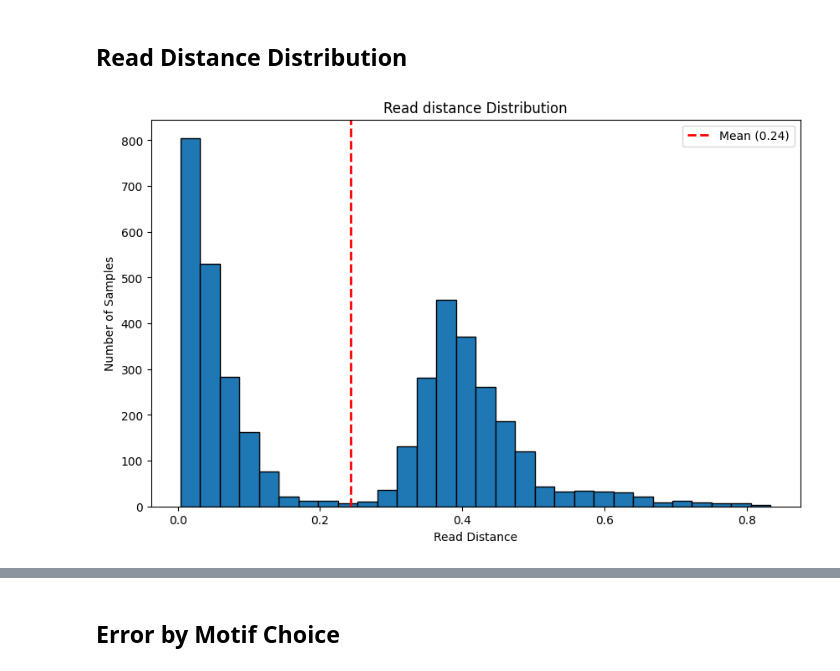
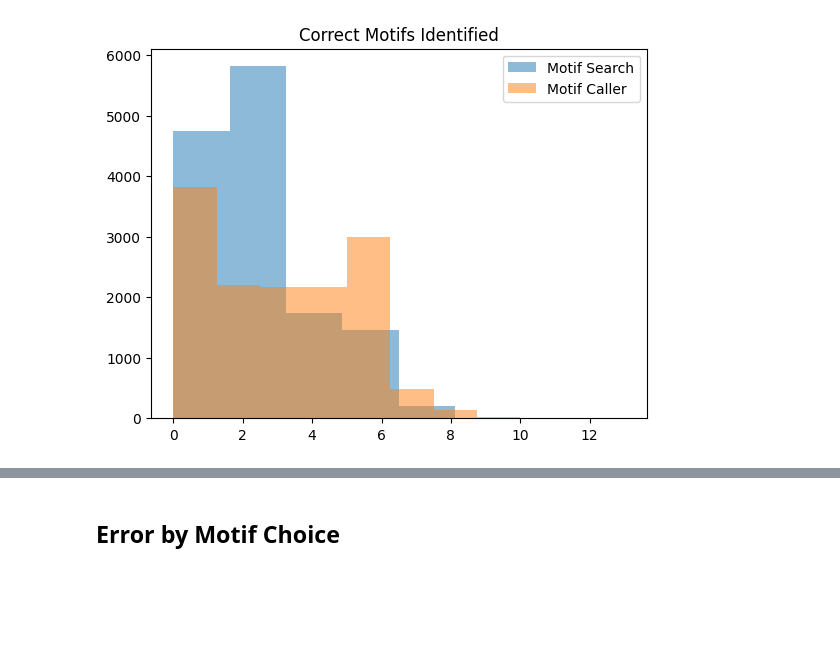
Before and after one commit to Parvfect/Basecalling, a Jupyter notebook: testing_model_empirical.ipynb, the cells around one changed output, grey strips where cells are left out. Cells and saved outputs as stored; diff of their text form; code cells hidden in the pictures; blank space fills up the shorter version.

```diff
--- a/testing_model_empirical.ipynb
+++ b/testing_model_empirical.ipynb
@@ -18,7 +18,7 @@ writer = SummaryWriter()
 
 
 # Loading the data
-dataset_path = r"C:\Users\Parv\Doc\HelixWorks\Basecalling\code\datasets\empirical\empirical_train_dataset_v4_spacers.pkl"
+dataset_path = r"C:\Users\Parv\Doc\HelixWorks\Basecalling\code\datasets\empirical\full_test_dataset_v4_spacers.pkl"
 
 
 model_path = r"C:\Users\Parv\Doc\HelixWorks\Basecalling\code\models\empirical\model_10_11_24.pth"
@@ -58,11 +39,13 @@ import numpy as np
 
 dataset_df = pd.read_pickle(dataset_path)
 
+output_classes = 19
+
 device = torch.device('cuda' if torch.cuda.is_available() else 'cpu')
 torch.set_default_device(device)
 print(f"Running on {device}")
 
-labels_int = np.arange(14).tolist()
+labels_int = np.arange(output_classes).tolist()
 labels = [f"{i}" for i in labels_int] # Tokens to be fed into greedy decoder
 greedy_decoder = GreedyCTCDecoder(labels=labels)
 
@@ -70,7 +53,7 @@ greedy_decoder = GreedyCTCDecoder(labels=labels)
 input_size = 1  # Number of input channels
 hidden_size = 256
 num_layers = 4
-output_size = 14  # Number of output classes
+output_size = output_classes  # Number of output classes
 dropout_rate = 0.2
 
 saved_model = True
@@ -95,7 +78,7 @@ X_test, y_test = X, y
 
 torch.autograd.set_detect_anomaly(True)
 
-n_classes = 14
+n_classes = output_classes
 step_sequence = 100
 window_overlap = 50
 length_per_sample = 150
@@ -124,8 +104,8 @@ actual_transcripts = []
 with torch.no_grad():
     for i in range(len(X_test)):
 
-        if i == 100:
-            break
+        if i % 500 == 0:
+            print(f"Processing {i}/{len(X_test)}")
 
         test_sequence, target_sequence = torch.tensor(X_test[i]).to(device), torch.tensor(y_test[i]).to(device)
 
@@ -279,25 +248,10 @@ plt.show()
-# %% [markdown]
-## Read Distance Distribution
-# %%
-
-accuracies = distances_arr
-# Calculate mean and median
-mean_accuracy = np.mean(accuracies)
-
-# Create the histogram
-plt.figure(figsize=(10, 6))
-n, bins, patches = plt.hist(accuracies, bins=30, edgecolor='black')
-
-# Add mean and median lines
-plt.axvline(mean_accuracy, color='red', linestyle='dashed', linewidth=2, label=f'Mean ({mean_accuracy:.2f})')
-
-# Customize the plot
-plt.title('Read distance Distribution')
-plt.xlabel('Read Distance')
-plt.ylabel('Number of Samples')
-plt.legend()
-
-# Show the plot
-plt.show()
-# %% [output]
-[figure, removed]
+# %%
+import matplotlib.pyplot as plt
+
+plt.hist(correct_motifs_motif_read_arr, bins=8, alpha=0.5, label='Motif Search')
+plt.hist(correct_motifs_motif_caller_arr, bins=8, alpha=0.5, label='Motif Caller')
+plt.legend(loc='upper right')
+plt.title("Correct Motifs Identified")
+plt.show()
+# %% [output]
+[figure, added]
```
Also changed, not shown: parts of 33 cells of this notebook.
